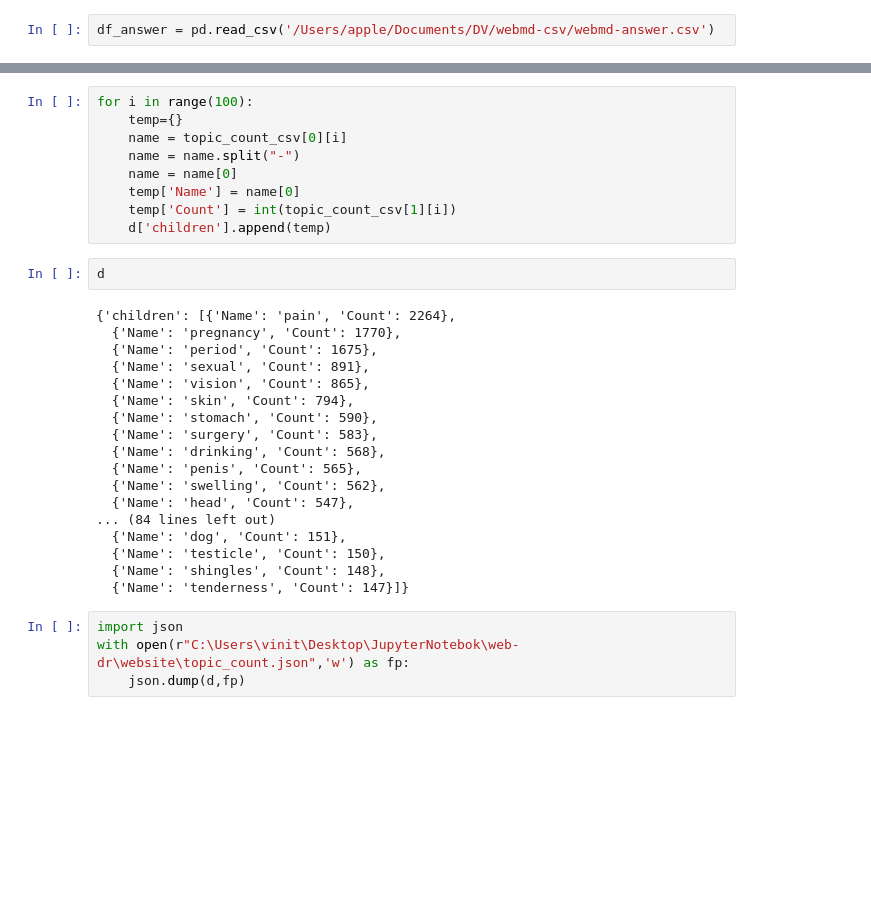
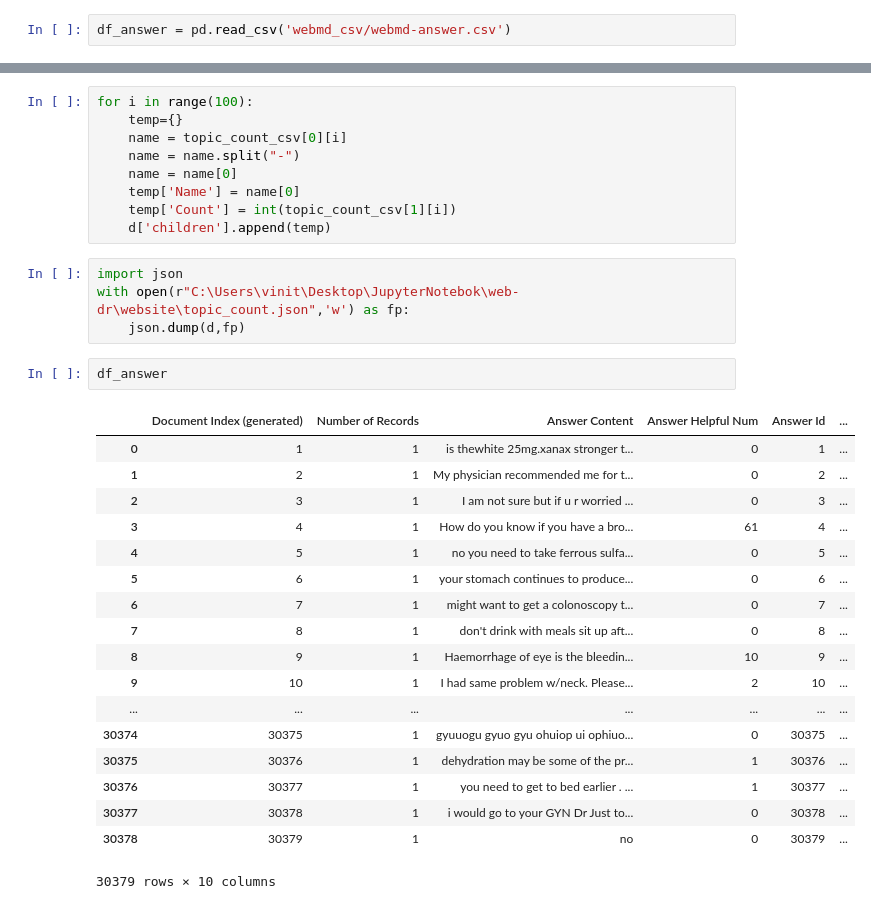
Before and after one commit to onlyrohits/web-dr, a Jupyter notebook: DV Project.ipynb, the cells around one changed output, grey strips where cells are left out. Cells and saved outputs as stored; diff of their text form; blank space fills up the shorter version.

```diff
--- a/DV Project.ipynb
+++ b/DV Project.ipynb
@@ -2,5 +2,5 @@
 import numpy as np
 import pandas as pd
 # %%
-df_answer = pd.read_csv('/Users/apple/Documents/DV/webmd-csv/webmd-answer.csv')
+df_answer = pd.read_csv('webmd_csv/webmd-answer.csv')
 # %%
@@ -487,27 +203,28 @@ for i in range(100):
     temp['Name'] = name[0]
     temp['Count'] = int(topic_count_csv[1][i])
     d['children'].append(temp)
-# %%
-d
-# %% [output]
-{'children': [{'Name': 'pain', 'Count': 2264},
-  {'Name': 'pregnancy', 'Count': 1770},
-  {'Name': 'period', 'Count': 1675},
-  {'Name': 'sexual', 'Count': 891},
-  {'Name': 'vision', 'Count': 865},
-  {'Name': 'skin', 'Count': 794},
-  {'Name': 'stomach', 'Count': 590},
-  {'Name': 'surgery', 'Count': 583},
-  {'Name': 'drinking', 'Count': 568},
-  {'Name': 'penis', 'Count': 565},
-  {'Name': 'swelling', 'Count': 562},
-  {'Name': 'head', 'Count': 547},
-... (84 lines left out)
-  {'Name': 'dog', 'Count': 151},
-  {'Name': 'testicle', 'Count': 150},
-  {'Name': 'shingles', 'Count': 148},
-  {'Name': 'tenderness', 'Count': 147}]}
 # %%
 import json
 with open(r"C:\Users\vinit\Desktop\JupyterNotebok\web-dr\website\topic_count.json",'w') as fp:
     json.dump(d,fp)
+# %%
+df_answer
+# %% [output]
+|  | Document Index (generated) | Number of Records | Answer Content | Answer Helpful Num | Answer Id | ... |
+| 0 | 1 | 1 | is thewhite 25mg.xanax stronger t... | 0 | 1 | ... |
+| 1 | 2 | 1 | My physician recommended me for t... | 0 | 2 | ... |
+| 2 | 3 | 1 | I am not sure but if u r worried ... | 0 | 3 | ... |
+| 3 | 4 | 1 | How do you know if you have a bro... | 61 | 4 | ... |
+| 4 | 5 | 1 | no you need to take ferrous sulfa... | 0 | 5 | ... |
+| 5 | 6 | 1 | your stomach continues to produce... | 0 | 6 | ... |
+| 6 | 7 | 1 | might want to get a colonoscopy t... | 0 | 7 | ... |
+| 7 | 8 | 1 | don't drink with meals sit up aft... | 0 | 8 | ... |
+| 8 | 9 | 1 | Haemorrhage of eye is the bleedin... | 10 | 9 | ... |
+| 9 | 10 | 1 | I had same problem w/neck. Please... | 2 | 10 | ... |
+| ... | ... | ... | ... | ... | ... | ... |
+| 30374 | 30375 | 1 | gyuuogu gyuo gyu ohuiop ui ophiuo... | 0 | 30375 | ... |
+| 30375 | 30376 | 1 | dehydration may be some of the pr... | 1 | 30376 | ... |
+| 30376 | 30377 | 1 | you need to get to bed earlier . ... | 1 | 30377 | ... |
+| 30377 | 30378 | 1 | i would go to your GYN Dr Just to... | 0 | 30378 | ... |
+| 30378 | 30379 | 1 | no | 0 | 30379 | ... |
+30379 rows × 10 columns
```
Also changed, not shown: parts of 32 cells of this notebook, 1 other file.
